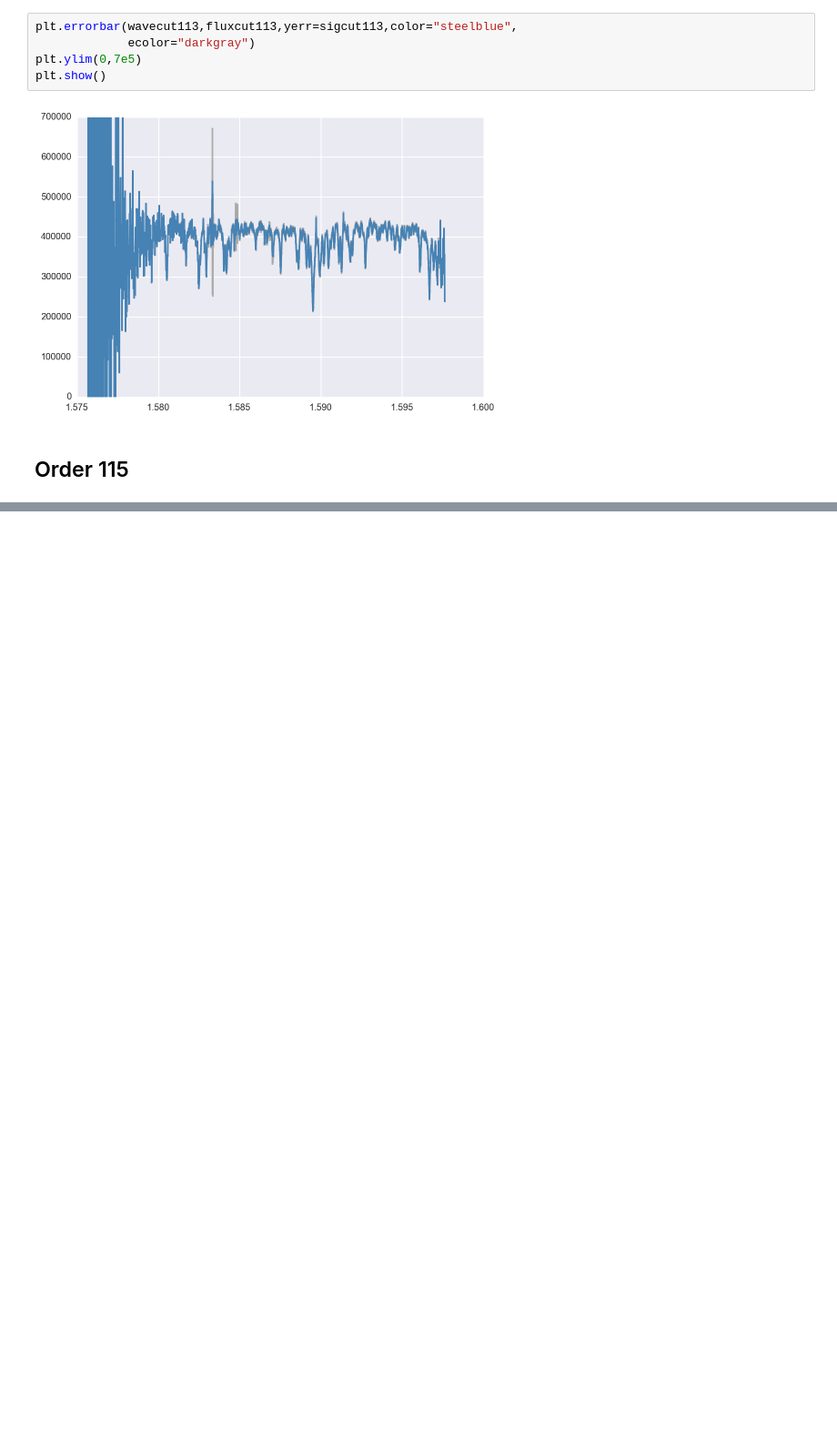
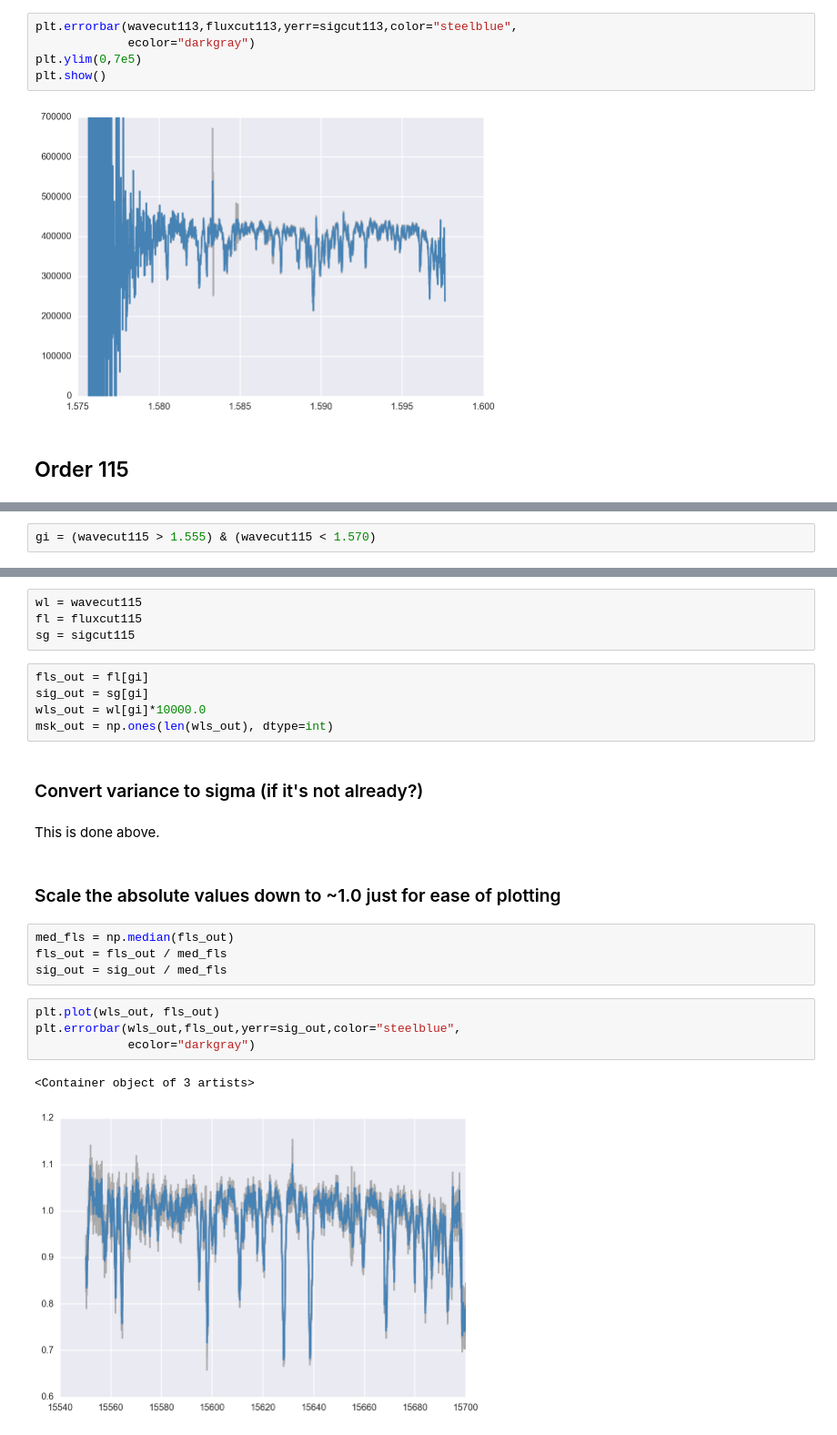
Before and after one commit to BrownDwarf/subsub, a Jupyter notebook: notebooks/subsub_checking_new_data.ipynb, the cells around one changed output, grey strips where cells are left out. Shown: that part at 91% size. Saved outputs shown, nothing was run; the diff lists cells and outputs as text; blank space fills up the shorter version.

```diff
--- a/notebooks/subsub_checking_new_data.ipynb
+++ b/notebooks/subsub_checking_new_data.ipynb
@@ -129,0 +178,2 @@ plt.show()
+# %%
+gi = (wavecut115 > 1.555) & (wavecut115 < 1.570)
@@ -129,0 +184,26 @@ plt.show()
+# %%
+wl = wavecut115
+fl = fluxcut115
+sg = sigcut115
+# %%
+fls_out = fl[gi]
+sig_out = sg[gi]
+wls_out = wl[gi]*10000.0
+msk_out = np.ones(len(wls_out), dtype=int)
+# %% [markdown]
+### Convert variance to sigma (if it's not already?)
+# %% [markdown]
+This is done above.
+# %% [markdown]
+### Scale the absolute values down to ~1.0 just for ease of plotting
+# %%
+med_fls = np.median(fls_out)
+fls_out = fls_out / med_fls
+sig_out = sig_out / med_fls
+# %%
+plt.plot(wls_out, fls_out)
+plt.errorbar(wls_out,fls_out,yerr=sig_out,color="steelblue",
+             ecolor="darkgray")
+# %% [output]
+<Container object of 3 artists>
+[figure, added]
```
Also changed, not shown: parts of 23 cells of this notebook.
